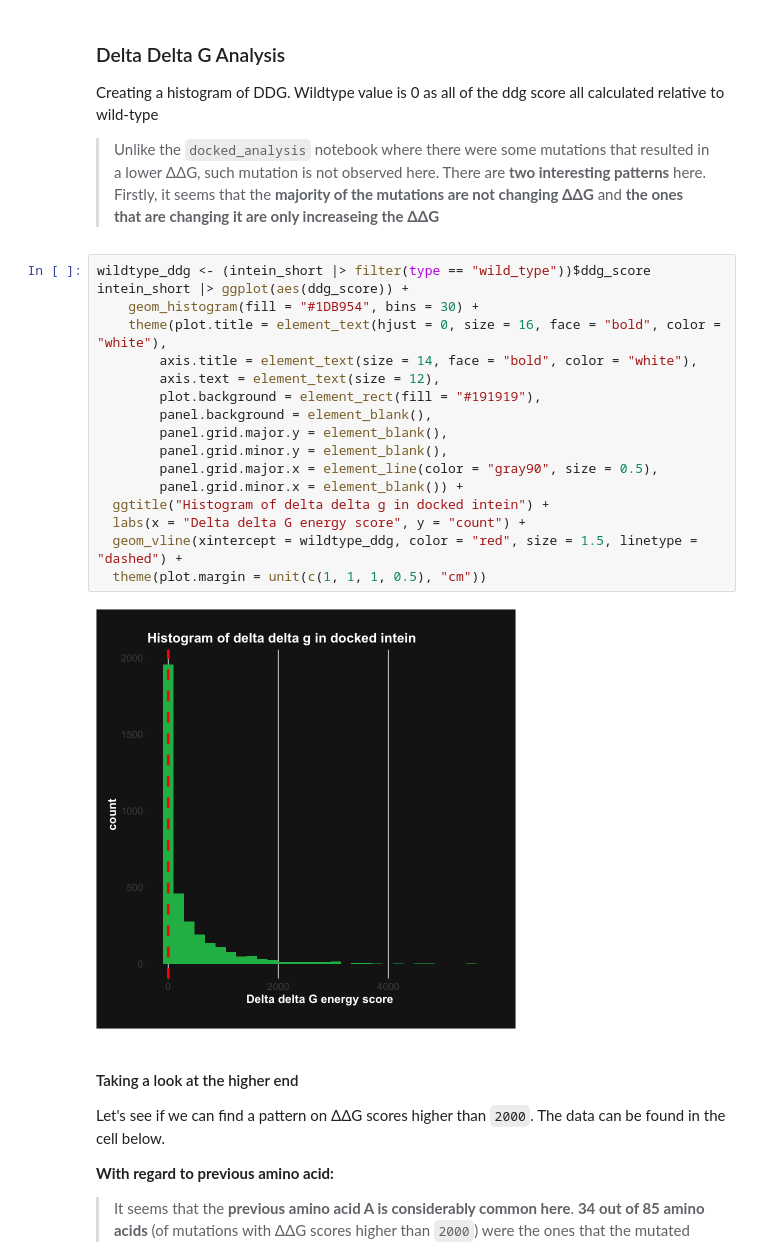
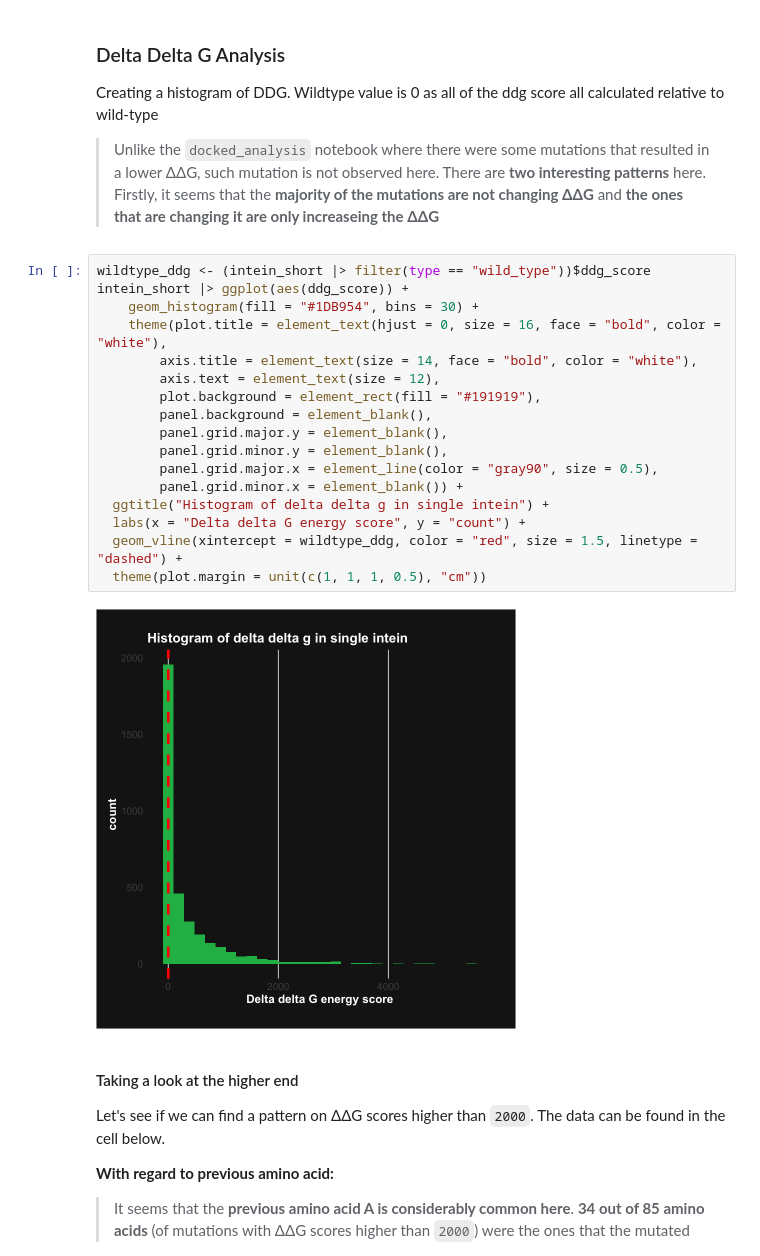
Before and after one commit to redradman/OneAAatATime, a Jupyter notebook: intein_analysis.ipynb, the cells around one changed output. Drawn from its saved outputs; the diff is of its cells as text.

```diff
--- a/intein_analysis.ipynb
+++ b/intein_analysis.ipynb
@@ -66,22 +66,22 @@ Creating a histogram of DDG. Wildtype value is 0 as all of the ddg score all cal
 # %%
 wildtype_ddg <- (intein_short |> filter(type == "wild_type"))$ddg_score
 intein_short |> ggplot(aes(ddg_score)) +
     geom_histogram(fill = "#1DB954", bins = 30) +
     theme(plot.title = element_text(hjust = 0, size = 16, face = "bold", color = "white"),
         axis.title = element_text(size = 14, face = "bold", color = "white"),
         axis.text = element_text(size = 12),
         plot.background = element_rect(fill = "#191919"),
         panel.background = element_blank(),
         panel.grid.major.y = element_blank(),
         panel.grid.minor.y = element_blank(),
         panel.grid.major.x = element_line(color = "gray90", size = 0.5),
         panel.grid.minor.x = element_blank()) +
-  ggtitle("Histogram of delta delta g in docked intein") +
+  ggtitle("Histogram of delta delta g in single intein") +
   labs(x = "Delta delta G energy score", y = "count") +
   geom_vline(xintercept = wildtype_ddg, color = "red", size = 1.5, linetype = "dashed") +
   theme(plot.margin = unit(c(1, 1, 1, 0.5), "cm"))
 # %% [output]
-[figure, old version]
+[figure, new version]
 # %% [markdown]
 #### Taking a look at the higher end
 Let's see if we can find a pattern on ΔΔG scores higher than `2000`. The data can be found in the cell below.
```
Also changed, not shown: parts of 4 cells of this notebook.
